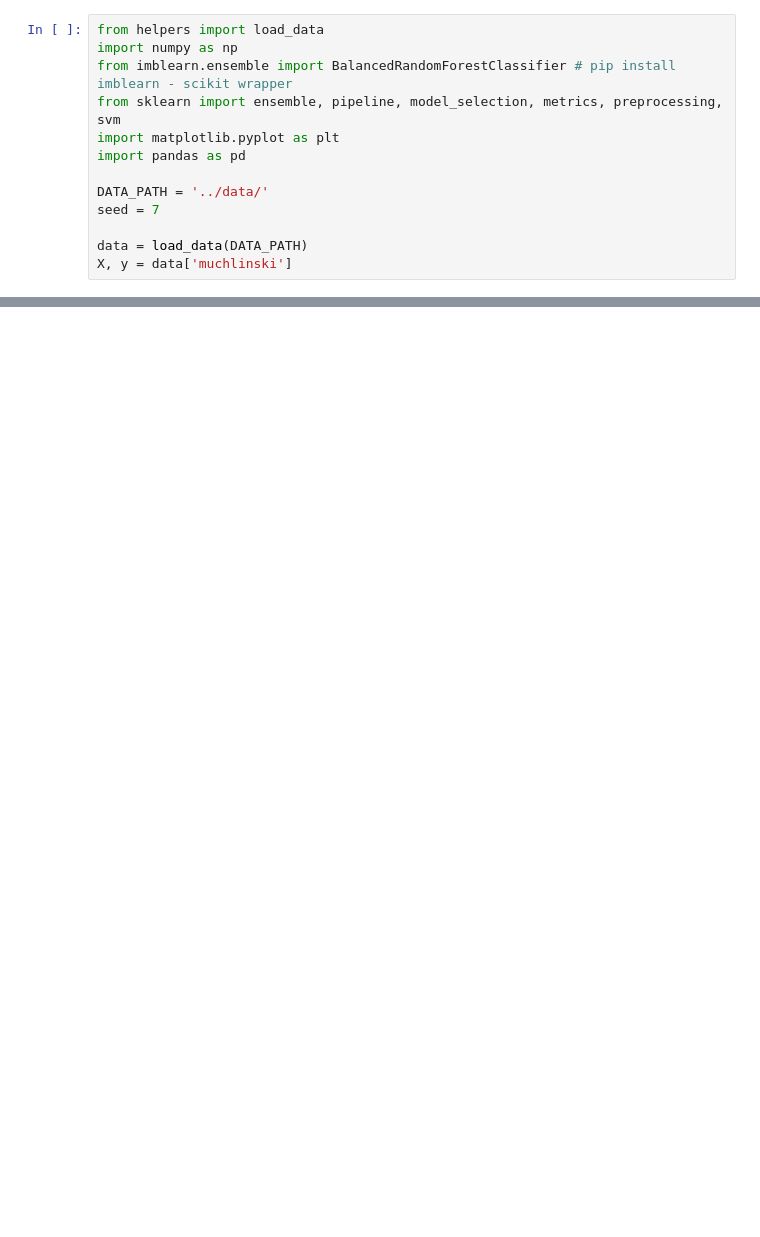
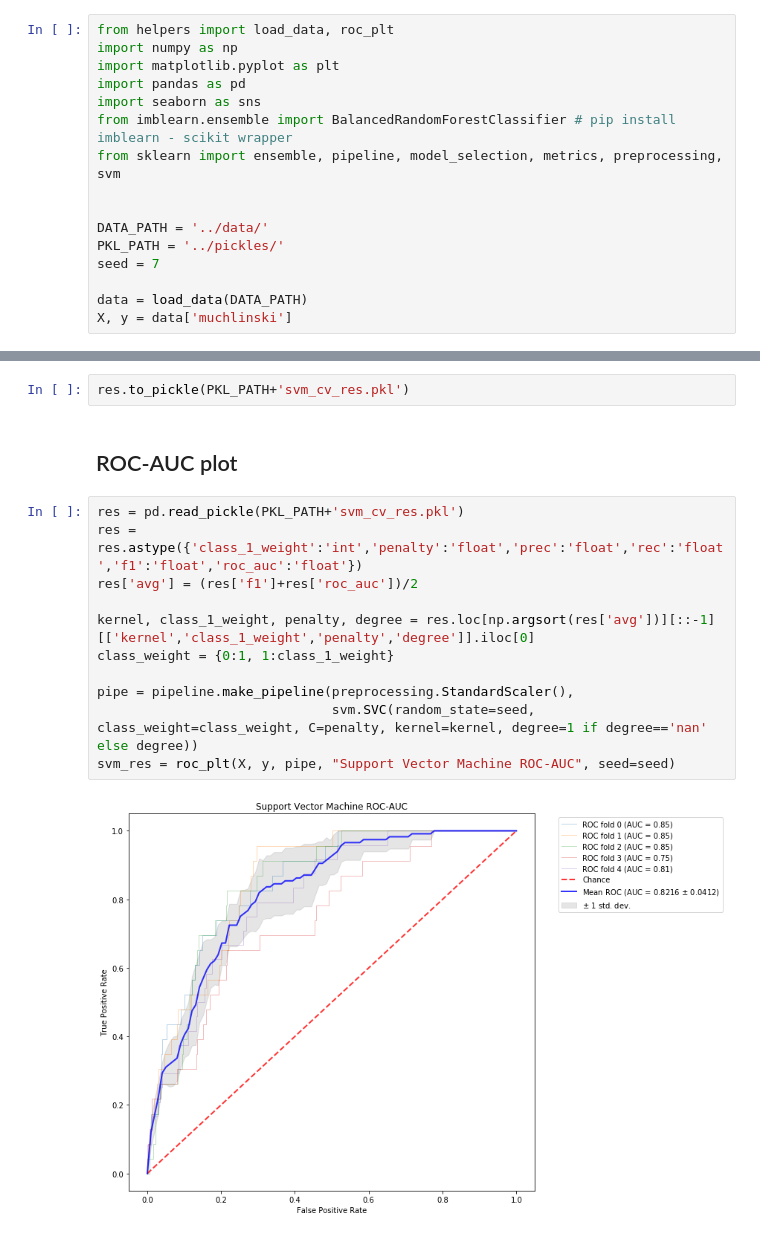
Before and after one commit to epfl-ada/ada-2020-project-milestone-p3-p3_klr, a Jupyter notebook: src/SVM.ipynb, the cells around one changed output, grey strips where cells are left out. Saved outputs shown, nothing was run; the diff lists cells and outputs as text; blank space fills up the shorter version.

```diff
--- a/src/SVM.ipynb
+++ b/src/SVM.ipynb
@@ -1,12 +1,15 @@
 # %%
-from helpers import load_data
+from helpers import load_data, roc_plt
 import numpy as np
+import matplotlib.pyplot as plt
+import pandas as pd
+import seaborn as sns
 from imblearn.ensemble import BalancedRandomForestClassifier # pip install imblearn - scikit wrapper
 from sklearn import ensemble, pipeline, model_selection, metrics, preprocessing, svm
-import matplotlib.pyplot as plt
-import pandas as pd
+
 
 DATA_PATH = '../data/'
+PKL_PATH = '../pickles/'
 seed = 7
 
 data = load_data(DATA_PATH)
@@ -50,0 +56,17 @@ res = pd.DataFrame(np.vstack(res), columns=['n_tree','sample_proportion','prec',
+# %%
+res.to_pickle(PKL_PATH+'svm_cv_res.pkl')
+# %% [markdown]
+## ROC-AUC plot
+# %%
+res = pd.read_pickle(PKL_PATH+'svm_cv_res.pkl')
+res = res.astype({'class_1_weight':'int','penalty':'float','prec':'float','rec':'float','f1':'float','roc_auc':'float'})
+res['avg'] = (res['f1']+res['roc_auc'])/2
+
+kernel, class_1_weight, penalty, degree = res.loc[np.argsort(res['avg'])][::-1][['kernel','class_1_weight','penalty','degree']].iloc[0]
+class_weight = {0:1, 1:class_1_weight}
+
+pipe = pipeline.make_pipeline(preprocessing.StandardScaler(),
+                              svm.SVC(random_state=seed, class_weight=class_weight, C=penalty, kernel=kernel, degree=1 if degree=='nan' else degree))
+svm_res = roc_plt(X, y, pipe, "Support Vector Machine ROC-AUC", seed=seed)
+# %% [output]
+[figure, added]
```
Also changed, not shown: parts of 7 cells of this notebook.
